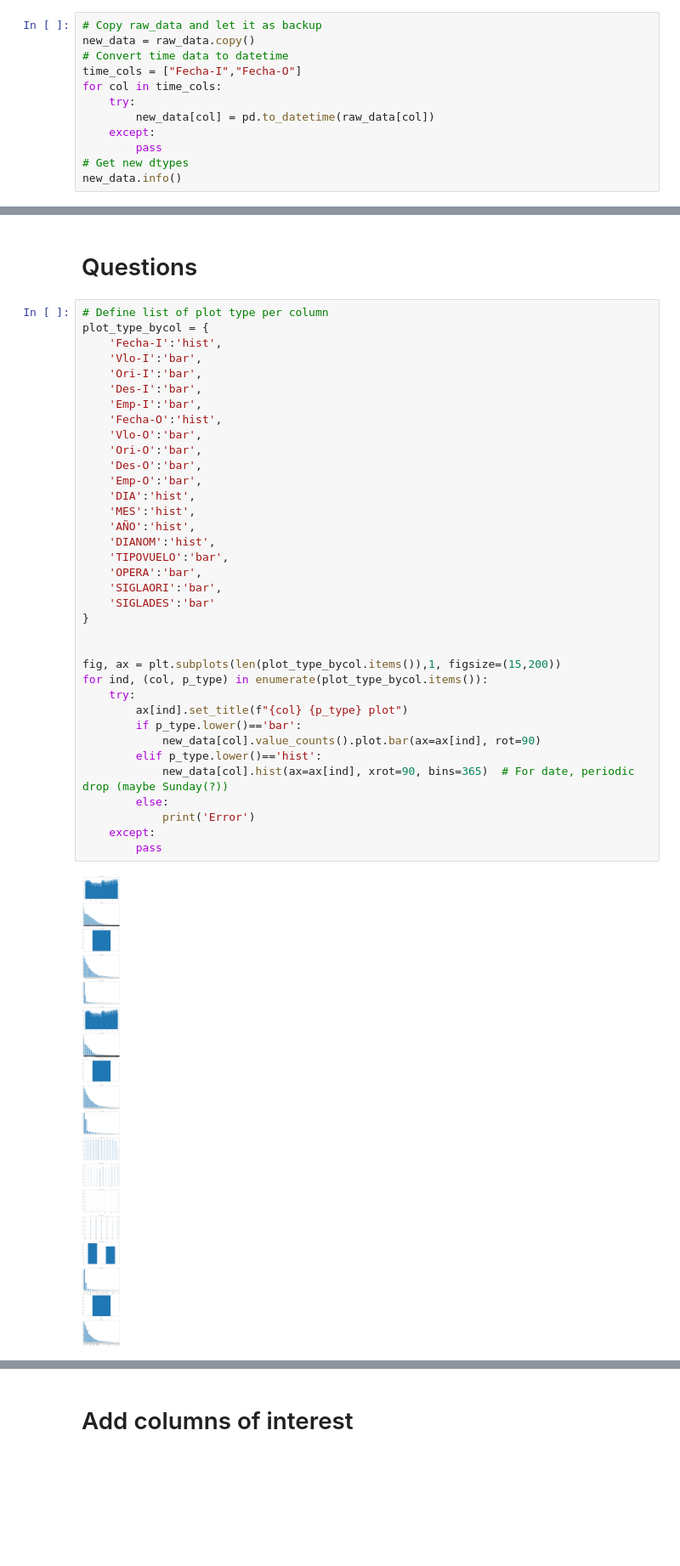
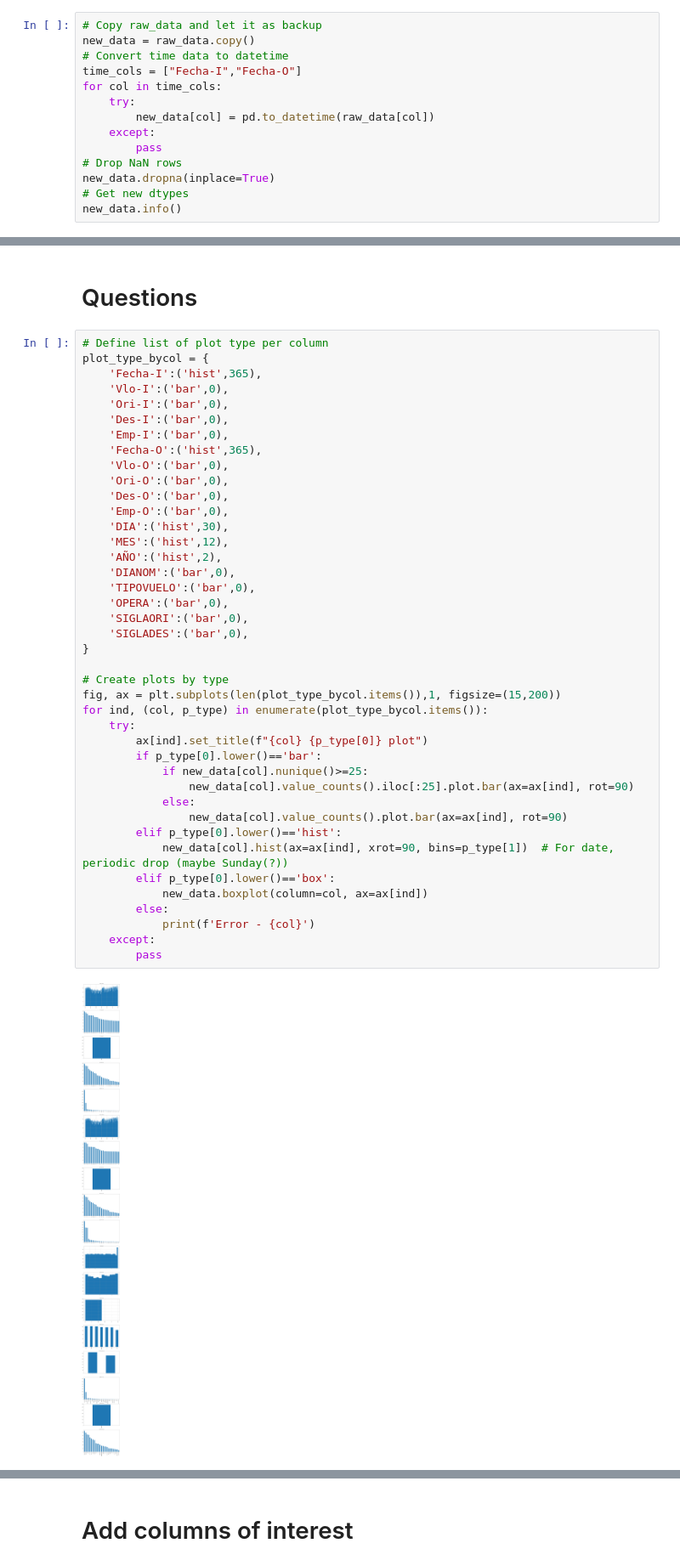
Before and after one commit to XxZeroGravityxX/Flight_delay_study, a Jupyter notebook: solution.ipynb, the cells around one changed output, grey strips where cells are left out. Shown: that part at 85% size. Saved outputs shown, nothing was run; the diff lists cells and outputs as text; blank space fills up the shorter version.

```diff
--- a/solution.ipynb
+++ b/solution.ipynb
@@ -57,6 +63,8 @@ for col in time_cols:
         new_data[col] = pd.to_datetime(raw_data[col])
     except:
         pass
+# Drop NaN rows
+new_data.dropna(inplace=True)
 # Get new dtypes
 new_data.info()
 # %% [output]
@@ -95,38 +132,43 @@ new_data.describe(datetime_is_numeric=True)
 # %%
 # Define list of plot type per column
 plot_type_bycol = {
-    'Fecha-I':'hist',
-    'Vlo-I':'bar',
-    'Ori-I':'bar',
-    'Des-I':'bar',
-    'Emp-I':'bar',
-    'Fecha-O':'hist',
-    'Vlo-O':'bar',
-    'Ori-O':'bar',
-    'Des-O':'bar',
-    'Emp-O':'bar',
-    'DIA':'hist',
-    'MES':'hist',
-    'AÑO':'hist',
-    'DIANOM':'hist',
-    'TIPOVUELO':'bar',
-    'OPERA':'bar',
-    'SIGLAORI':'bar',
-    'SIGLADES':'bar'
+    'Fecha-I':('hist',365),
+    'Vlo-I':('bar',0),
+    'Ori-I':('bar',0),
+    'Des-I':('bar',0),
+    'Emp-I':('bar',0),
+    'Fecha-O':('hist',365),
+    'Vlo-O':('bar',0),
+    'Ori-O':('bar',0),
+    'Des-O':('bar',0),
+    'Emp-O':('bar',0),
+    'DIA':('hist',30),
+    'MES':('hist',12),
+    'AÑO':('hist',2),
+    'DIANOM':('bar',0),
+    'TIPOVUELO':('bar',0),
+    'OPERA':('bar',0),
+    'SIGLAORI':('bar',0),
+    'SIGLADES':('bar',0),
 }
 
-
+# Create plots by type
 fig, ax = plt.subplots(len(plot_type_bycol.items()),1, figsize=(15,200))
 for ind, (col, p_type) in enumerate(plot_type_bycol.items()):
     try:
-        ax[ind].set_title(f"{col} {p_type} plot")
-        if p_type.lower()=='bar':
-            new_data[col].value_counts().plot.bar(ax=ax[ind], rot=90)
-        elif p_type.lower()=='hist':
-            new_data[col].hist(ax=ax[ind], xrot=90, bins=365)  # For date, periodic drop (maybe Sunday(?))
+        ax[ind].set_title(f"{col} {p_type[0]} plot")
+        if p_type[0].lower()=='bar':
+            if new_data[col].nunique()>=25:
+                new_data[col].value_counts().iloc[:25].plot.bar(ax=ax[ind], rot=90)
+            else:
+                new_data[col].value_counts().plot.bar(ax=ax[ind], rot=90)
+        elif p_type[0].lower()=='hist':
+            new_data[col].hist(ax=ax[ind], xrot=90, bins=p_type[1])  # For date, periodic drop (maybe Sunday(?))
+        elif p_type[0].lower()=='box':
+            new_data.boxplot(column=col, ax=ax[ind])
         else:
-            print('Error')
+            print(f'Error - {col}')
     except:
         pass
 # %% [output]
-[figure, old version]
+[figure, new version]
```
Also changed, not shown: parts of 9 cells of this notebook.
